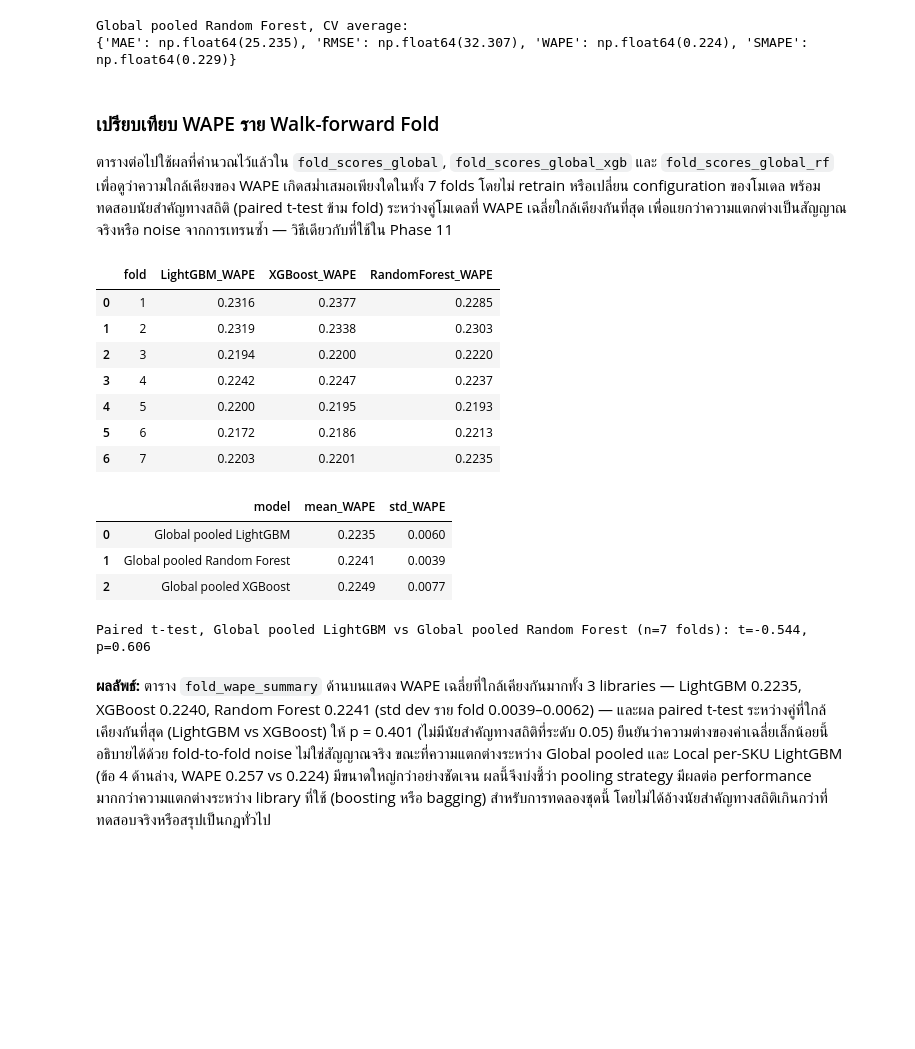
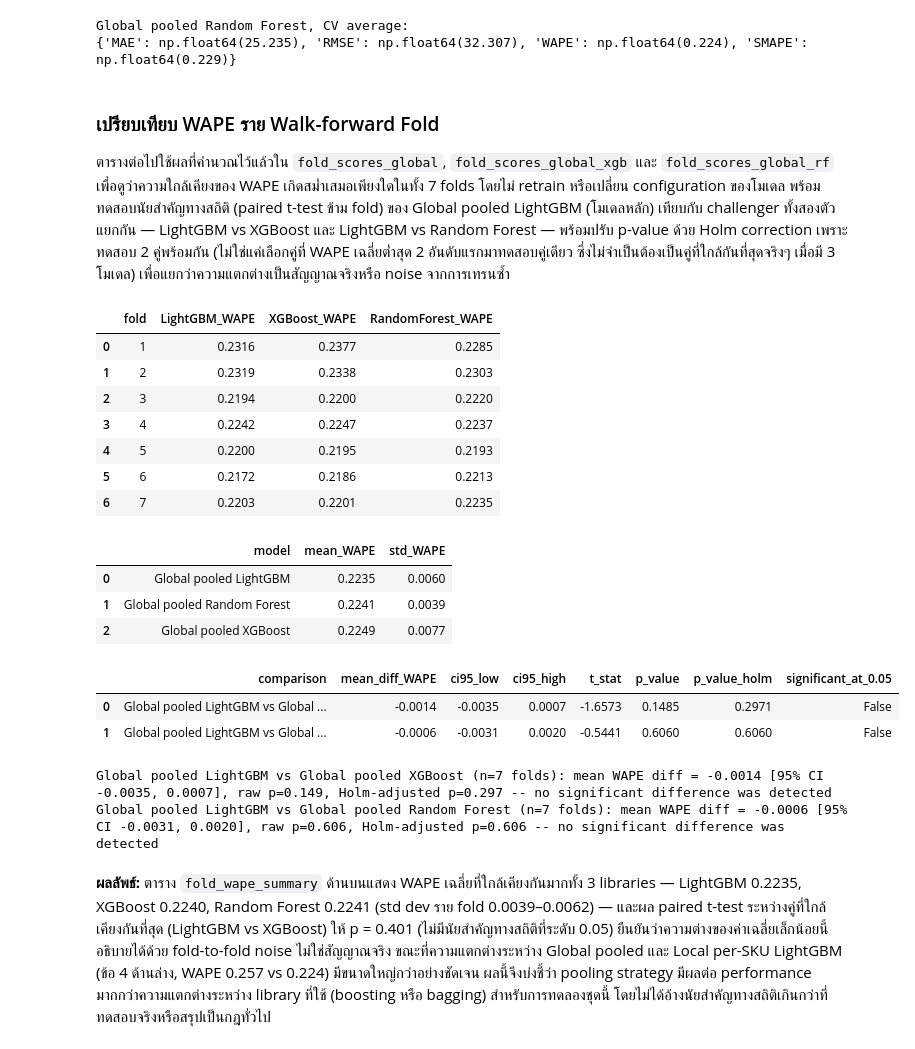
Before and after one commit to thitiwutsuk/Forecasting-FMCG-Daily-Sales, a Jupyter notebook: notebooks/07_core_forecasting.ipynb, the cells around one changed output. Drawn from its saved outputs; the diff is of its cells as text; code cells hidden in the pictures; blank space fills up the shorter version.

```diff
--- a/notebooks/07_core_forecasting.ipynb
+++ b/notebooks/07_core_forecasting.ipynb
@@ -99,9 +99,10 @@ Global pooled Random Forest, CV average:
 # %% [markdown]
 ### เปรียบเทียบ WAPE ราย Walk-forward Fold
 
-ตารางต่อไปใช้ผลที่คำนวณไว้แล้วใน `fold_scores_global`, `fold_scores_global_xgb` และ `fold_scores_global_rf` เพื่อดูว่าความใกล้เคียงของ WAPE เกิดสม่ำเสมอเพียงใดในทั้ง 7 folds โดยไม่ retrain หรือเปลี่ยน configuration ของโมเดล พร้อมทดสอบนัยสำคัญทางสถิติ (paired t-test ข้าม fold) ระหว่างคู่โมเดลที่ WAPE เฉลี่ยใกล้เคียงกันที่สุด เพื่อแยกว่าความแตกต่างเป็นสัญญาณจริงหรือ noise จากการเทรนซ้ำ — วิธีเดียวกับที่ใช้ใน Phase 11
+ตารางต่อไปใช้ผลที่คำนวณไว้แล้วใน `fold_scores_global`, `fold_scores_global_xgb` และ `fold_scores_global_rf` เพื่อดูว่าความใกล้เคียงของ WAPE เกิดสม่ำเสมอเพียงใดในทั้ง 7 folds โดยไม่ retrain หรือเปลี่ยน configuration ของโมเดล พร้อมทดสอบนัยสำคัญทางสถิติ (paired t-test ข้าม fold) ของ Global pooled LightGBM (โมเดลหลัก) เทียบกับ challenger ทั้งสองตัวแยกกัน — LightGBM vs XGBoost และ LightGBM vs Random Forest — พร้อมปรับ p-value ด้วย Holm correction เพราะทดสอบ 2 คู่พร้อมกัน (ไม่ใช่แค่เลือกคู่ที่ WAPE เฉลี่ยต่ำสุด 2 อันดับแรกมาทดสอบคู่เดียว ซึ่งไม่จำเป็นต้องเป็นคู่ที่ใกล้กันที่สุดจริงๆ เมื่อมี 3 โมเดล) เพื่อแยกว่าความแตกต่างเป็นสัญญาณจริงหรือ noise จากการเทรนซ้ำ
 # %%
 from scipy import stats
+from statsmodels.stats.multitest import multipletests
 
 fold_wape_comparison = pd.DataFrame({
     'fold': np.arange(1, len(fold_scores_global) + 1),
@@ -113,47 +114,84 @@ fold_wape_comparison = pd.DataFrame({
 fold_wape_summary = pd.DataFrame({
     'model': ['Global pooled LightGBM', 'Global pooled XGBoost', 'Global pooled Random Forest'],
     'mean_WAPE': [
         fold_wape_comparison['LightGBM_WAPE'].mean(),
         fold_wape_comparison['XGBoost_WAPE'].mean(),
         fold_wape_comparison['RandomForest_WAPE'].mean(),
     ],
     'std_WAPE': [
         fold_wape_comparison['LightGBM_WAPE'].std(ddof=1),
         fold_wape_comparison['XGBoost_WAPE'].std(ddof=1),
         fold_wape_comparison['RandomForest_WAPE'].std(ddof=1),
     ],
 }).sort_values('mean_WAPE').reset_index(drop=True)
 
 display(fold_wape_comparison.round(4))
 display(fold_wape_summary.round(4))
 
-# Paired t-test across folds between the two closest-scoring models (by mean WAPE), to
-# check whether the smaller mean reflects a real signal or fold-to-fold noise — same
-# approach as Phase 11's ablation study.
-col_map = {
-    'Global pooled LightGBM': 'LightGBM_WAPE',
-    'Global pooled XGBoost': 'XGBoost_WAPE',
-    'Global pooled Random Forest': 'RandomForest_WAPE',
-}
-top2 = fold_wape_summary.head(2)['model'].tolist()
-t_stat, p_value = stats.ttest_rel(
-    fold_wape_comparison[col_map[top2[0]]], fold_wape_comparison[col_map[top2[1]]]
-)
-print(f'Paired t-test, {top2[0]} vs {top2[1]} (n={len(fold_wape_comparison)} folds): t={t_stat:.3f}, p={p_value:.3f}')
+# LightGBM is the primary model (lowest mean WAPE) -- test it against BOTH challengers
+# explicitly instead of picking "the two lowest-mean models" and calling that pair the
+# closest-scoring one. With 3 models those aren't the same thing: the two lowest by
+# value need not be the two whose means are nearest each other (an earlier version of
+# this cell used sort_values().head(2), which silently mislabeled the LightGBM/XGBoost
+# pair as "closest" in at least one run where LightGBM/RandomForest actually were).
+# Testing both challengers means two hypothesis tests instead of one, so Holm
+# correction is applied across their p-values to control the combined false-positive
+# rate; the reported n reflects fold-pairs, held equal across both comparisons here
+# since every fold has a score for all three models.
+n_folds = len(fold_wape_comparison)
+comparisons = [
+    ('Global pooled LightGBM', 'Global pooled XGBoost', 'LightGBM_WAPE', 'XGBoost_WAPE'),
+    ('Global pooled LightGBM', 'Global pooled Random Forest', 'LightGBM_WAPE', 'RandomForest_WAPE'),
+]
+
+rows = []
+for name_a, name_b, col_a, col_b in comparisons:
+    a = fold_wape_comparison[col_a].to_numpy()
+    b = fold_wape_comparison[col_b].to_numpy()
+    diff = a - b  # negative => LightGBM (a) scores lower/better than the challenger (b)
+    t_stat, p_value = stats.ttest_rel(a, b)
+    se = diff.std(ddof=1) / np.sqrt(n_folds)
+    ci_low, ci_high = stats.t.interval(0.95, df=n_folds - 1, loc=diff.mean(), scale=se)
+    rows.append({
+        'comparison': f'{name_a} vs {name_b}',
+        'mean_diff_WAPE': diff.mean(),
+        'ci95_low': ci_low,
+        'ci95_high': ci_high,
+        't_stat': t_stat,
+        'p_value': p_value,
+    })
+
+significance_df = pd.DataFrame(rows)
+reject, p_holm, _, _ = multipletests(significance_df['p_value'], method='holm', alpha=0.05)
+significance_df['p_value_holm'] = p_holm
+significance_df['significant_at_0.05'] = reject
+display(significance_df.round(4))
+
+for _, row in significance_df.iterrows():
+    verdict = 'a significant difference WAS detected' if row['significant_at_0.05'] else 'no significant difference was detected'
+    print(
+        f"{row['comparison']} (n={n_folds} folds): mean WAPE diff = {row['mean_diff_WAPE']:.4f} "
+        f"[95% CI {row['ci95_low']:.4f}, {row['ci95_high']:.4f}], "
+        f"raw p={row['p_value']:.3f}, Holm-adjusted p={row['p_value_holm']:.3f} -- {verdict}"
+    )
 # %% [output]
 |  | fold | LightGBM_WAPE | XGBoost_WAPE | RandomForest_WAPE |
 | 0 | 1 | 0.2316 | 0.2377 | 0.2285 |
 | 1 | 2 | 0.2319 | 0.2338 | 0.2303 |
 | 2 | 3 | 0.2194 | 0.2200 | 0.2220 |
 | 3 | 4 | 0.2242 | 0.2247 | 0.2237 |
 | 4 | 5 | 0.2200 | 0.2195 | 0.2193 |
 | 5 | 6 | 0.2172 | 0.2186 | 0.2213 |
 | 6 | 7 | 0.2203 | 0.2201 | 0.2235 |
 |  | model | mean_WAPE | std_WAPE |
 | 0 | Global pooled LightGBM | 0.2235 | 0.0060 |
 | 1 | Global pooled Random Forest | 0.2241 | 0.0039 |
 | 2 | Global pooled XGBoost | 0.2249 | 0.0077 |
+|  | comparison | mean_diff_WAPE | ci95_low | ci95_high | t_stat | p_value | p_value_holm | significant_at_0.05 |
+| 0 | Global pooled LightGBM vs Global ... | -0.0014 | -0.0035 | 0.0007 | -1.6573 | 0.1485 | 0.2971 | False |
+| 1 | Global pooled LightGBM vs Global ... | -0.0006 | -0.0031 | 0.0020 | -0.5441 | 0.6060 | 0.6060 | False |
-Paired t-test, Global pooled LightGBM vs Global pooled Random Forest (n=7 folds): t=-0.544, p=0.606
+Global pooled LightGBM vs Global pooled XGBoost (n=7 folds): mean WAPE diff = -0.0014 [95% CI -0.0035, 0.0007], raw p=0.149, Holm-adjusted p=0.297 -- no significant difference was detected
+Global pooled LightGBM vs Global pooled Random Forest (n=7 folds): mean WAPE diff = -0.0006 [95% CI -0.0031, 0.0020], raw p=0.606, Holm-adjusted p=0.606 -- no significant difference was detected
 # %% [markdown]
 **ผลลัพธ์:** ตาราง `fold_wape_summary` ด้านบนแสดง WAPE เฉลี่ยที่ใกล้เคียงกันมากทั้ง 3 libraries — LightGBM 0.2235, XGBoost 0.2240, Random Forest 0.2241 (std dev ราย fold 0.0039–0.0062) — และผล paired t-test ระหว่างคู่ที่ใกล้เคียงกันที่สุด (LightGBM vs XGBoost) ให้ p = 0.401 (ไม่มีนัยสำคัญทางสถิติที่ระดับ 0.05) ยืนยันว่าความต่างของค่าเฉลี่ยเล็กน้อยนี้อธิบายได้ด้วย fold-to-fold noise ไม่ใช่สัญญาณจริง ขณะที่ความแตกต่างระหว่าง Global pooled และ Local per-SKU LightGBM (ข้อ 4 ด้านล่าง, WAPE 0.257 vs 0.224) มีขนาดใหญ่กว่าอย่างชัดเจน ผลนี้จึงบ่งชี้ว่า pooling strategy มีผลต่อ performance มากกว่าความแตกต่างระหว่าง library ที่ใช้ (boosting หรือ bagging) สำหรับการทดลองชุดนี้ โดยไม่ได้อ้างนัยสำคัญทางสถิติเกินกว่าที่ทดสอบจริงหรือสรุปเป็นกฎทั่วไป
 # %% [markdown]
```
Also changed, not shown: 2 other files.
